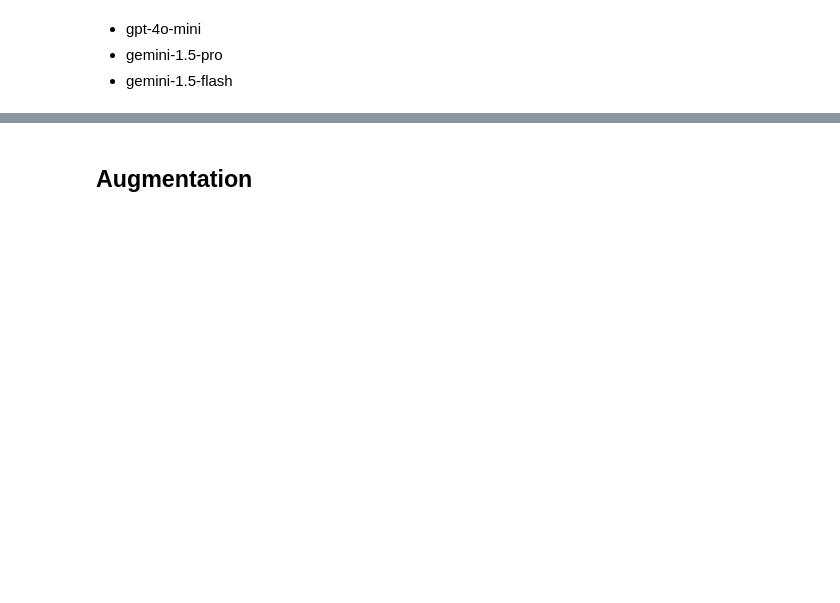
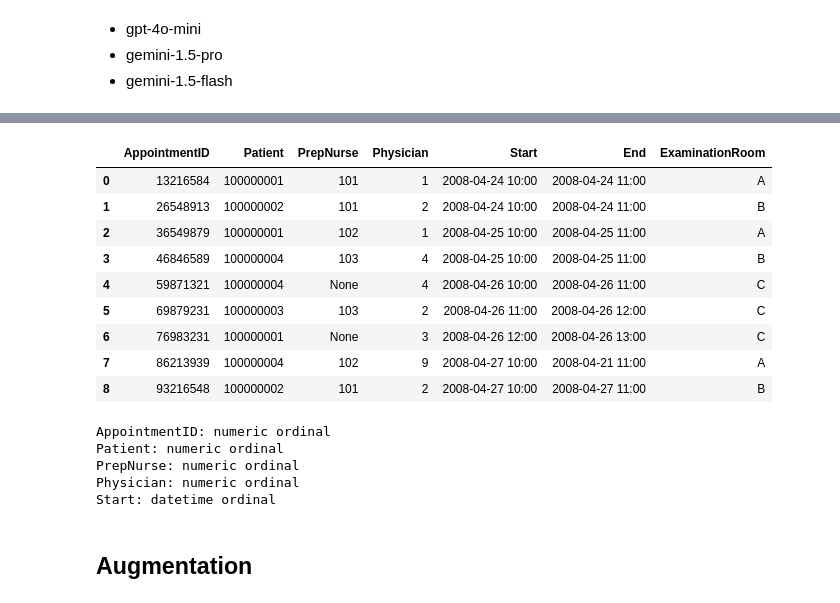
Before and after one commit to simonjisu/BusinessObjects, a Jupyter notebook: test.ipynb, the cells around one changed output, grey strips where cells are left out. Cells and saved outputs as stored; diff of their text form; code cells hidden in the pictures; blank space fills up the shorter version.

```diff
--- a/test.ipynb
+++ b/test.ipynb
@@ -118,3 +69,68 @@ train_samples, dev_samples = split_train_dev(sparc_samples, ratio=0.8)
+# %%
+df = db.execute('SET GLOBAL sqlite_all_varchar = true; SELECT * FROM Appointment;')
+df
+# %% [output]
+|  | AppointmentID | Patient | PrepNurse | Physician | Start | End | ExaminationRoom |
+| 0 | 13216584 | 100000001 | 101 | 1 | 2008-04-24 10:00 | 2008-04-24 11:00 | A |
+| 1 | 26548913 | 100000002 | 101 | 2 | 2008-04-24 10:00 | 2008-04-24 11:00 | B |
+| 2 | 36549879 | 100000001 | 102 | 1 | 2008-04-25 10:00 | 2008-04-25 11:00 | A |
+| 3 | 46846589 | 100000004 | 103 | 4 | 2008-04-25 10:00 | 2008-04-25 11:00 | B |
+| 4 | 59871321 | 100000004 | None | 4 | 2008-04-26 10:00 | 2008-04-26 11:00 | C |
+| 5 | 69879231 | 100000003 | 103 | 2 | 2008-04-26 11:00 | 2008-04-26 12:00 | C |
+| 6 | 76983231 | 100000001 | None | 3 | 2008-04-26 12:00 | 2008-04-26 13:00 | C |
+| 7 | 86213939 | 100000004 | 102 | 9 | 2008-04-27 10:00 | 2008-04-21 11:00 | A |
+| 8 | 93216548 | 100000002 | 101 | 2 | 2008-04-27 10:00 | 2008-04-27 11:00 | B |
+# %%
+dtype_functions = {
+    'numeric': pd.to_numeric,
+    'datetime': pd.to_datetime
+}
+
+def null_percentage(s: pd.Series) -> float:
+    return s.isnull().sum() / len(s)
+
+column_info = {}
+for col in df.columns:
+    # dtype
+    null_index = df[col].isnull()
+    for logical_type in ['numeric', 'datetime', 'text']:
+        if logical_type in ['numeric', 'datetime']:
+            try:
+                df.loc[~null_index, col] = dtype_functions[logical_type](df.loc[~null_index, col], errors='raise')
+                attribute_type = 'ordinal'
+                break
+            except ValueError as e:
+                # print(f'-- {col}: {logical_type} {e}')
+                continue
+            except TypeError as e:
+                # print(f'-- {col}: {logical_type} {e}')
+                continue
+        else:
+            attribute_type = 'nominal'
+            break
+    print(f'{col}: {logical_type} {attribute_type}')
+    # unique values
+    unique_values = df[col].unique()
+    # min, max
+    min_val = df[col].min()
+    max_val = df[col].max()
+    # null percentage
+    null_percent = null_percentage(df[col])
+
+    column_info[col] = {
+        'logical_type': logical_type,
+        'attribute_type': attribute_type,
+        'unique_values': unique_values,
+        'min': min_val,
+        'max': max_val,
+        'null_percentage': null_percent
+    }
+# %% [output]
+AppointmentID: numeric ordinal
+Patient: numeric ordinal
+PrepNurse: numeric ordinal
+Physician: numeric ordinal
+Start: datetime ordinal
 # %% [markdown]
 ## Augmentation
 # %%
```
Also changed, not shown: parts of 21 cells of this notebook, 6 other files.
